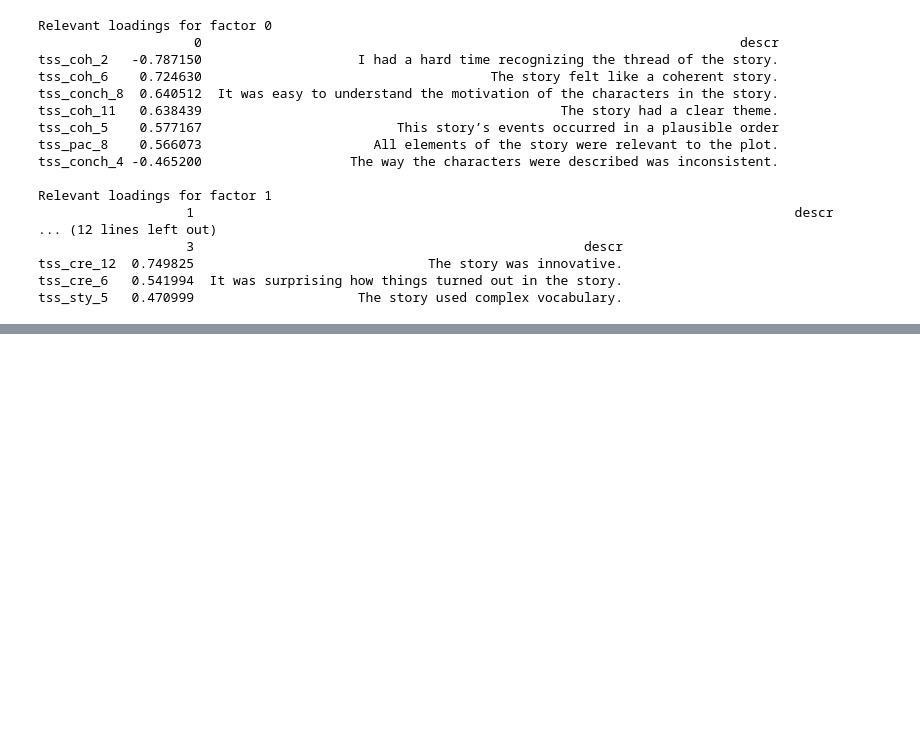
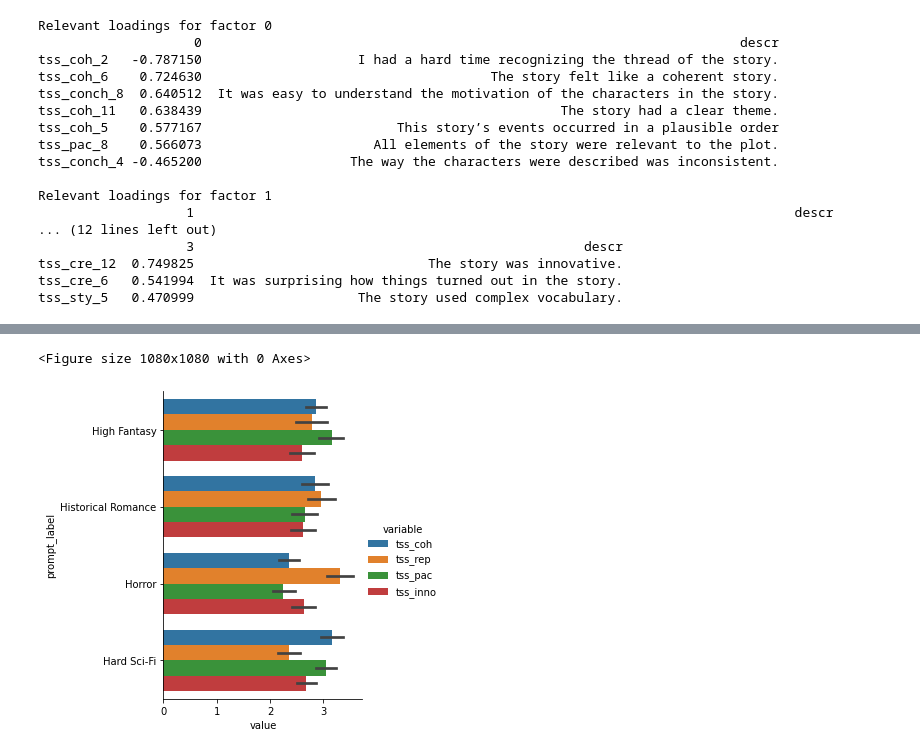
Before and after one commit to MWiechmann/ai_story_scale, a Jupyter notebook: scale_construction_efa.ipynb, the cells around one changed output, grey strips where cells are left out. Cells and saved outputs as stored; diff of their text form; code cells hidden in the pictures; blank space fills up the shorter version.

```diff
--- a/scale_construction_efa.ipynb
+++ b/scale_construction_efa.ipynb
@@ -750,0 +888,15 @@ rev_items_and_return(tss_df, efa_4, items_4)
+# %%
+plt.figure(figsize=(15, 15))
+
+tidy = tss_df[["response_id", "prompt_label", "tss_coh", "tss_rep","tss_pac","tss_inno"]
+             ].melt(id_vars=['response_id', "prompt_label"])
+
+sns.catplot(data=tidy,
+            kind = "bar",
+            x="value",y="prompt_label", hue="variable",
+            ci=90)
+
+plt.show()
+# %% [output]
+<Figure size 1080x1080 with 0 Axes>
+[figure, added]
```
Also changed, not shown: parts of 18 cells of this notebook.
